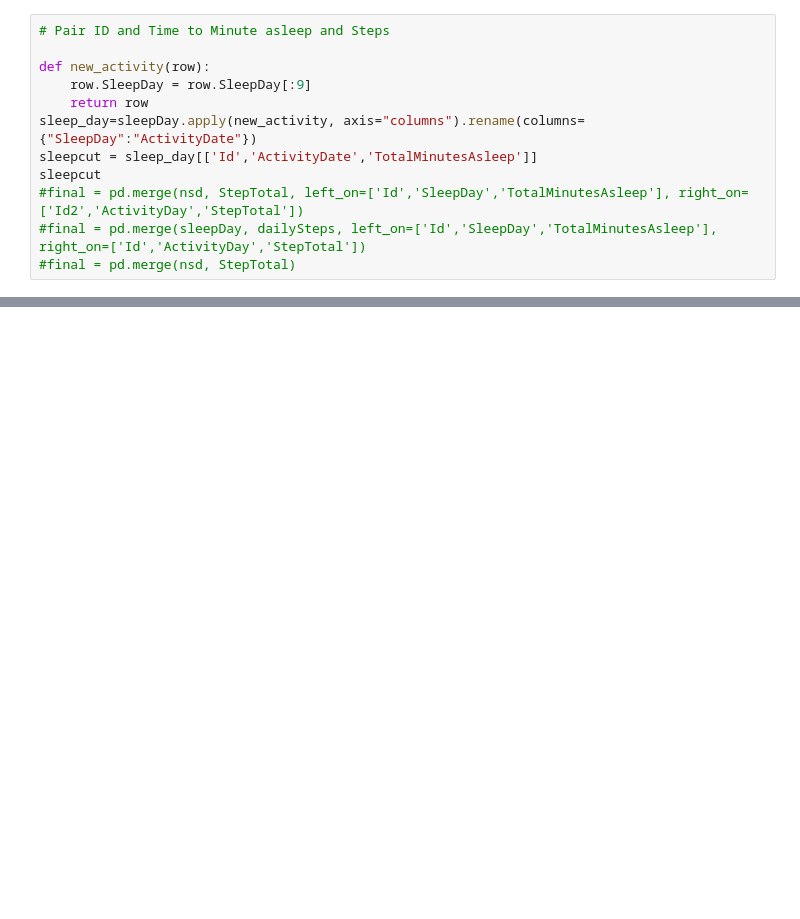
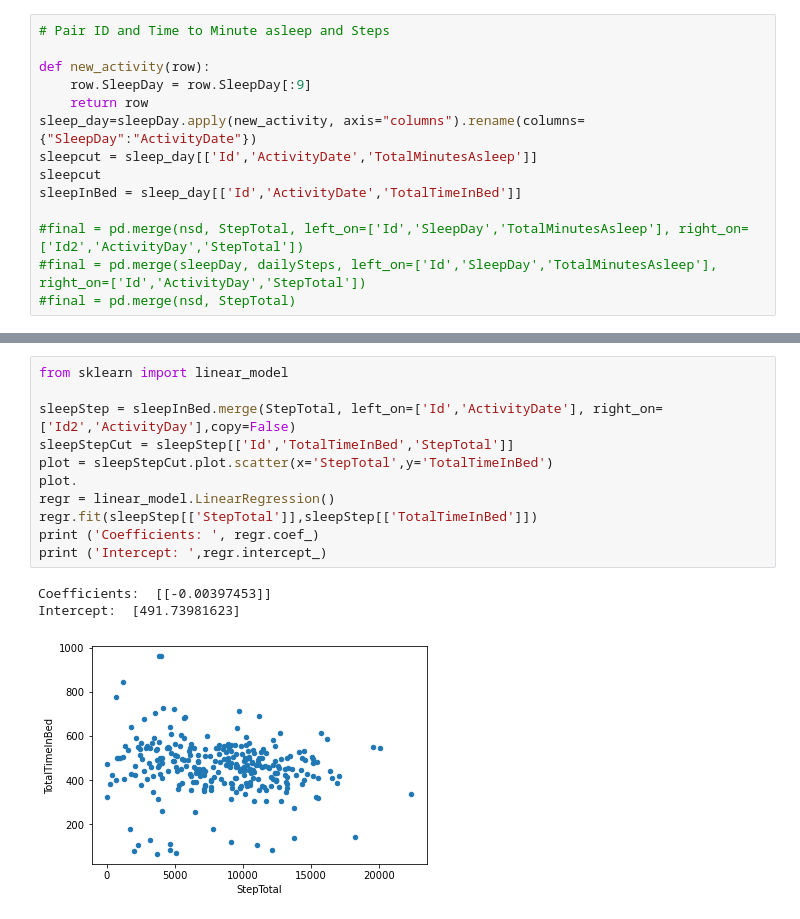
Before and after one commit to idangrady/DataAnalysisCourse, a Jupyter notebook: Rik/Knowledge.ipynb, the cells around one changed output, grey strips where cells are left out. Drawn from its saved outputs; the diff is of its cells as text; blank space fills up the shorter version.

Commit message:
Final plot + Statistical test

```diff
--- a/Rik/Knowledge.ipynb
+++ b/Rik/Knowledge.ipynb
@@ -38,6 +38,8 @@ def new_activity(row):
 sleep_day=sleepDay.apply(new_activity, axis="columns").rename(columns={"SleepDay":"ActivityDate"})
 sleepcut = sleep_day[['Id','ActivityDate','TotalMinutesAsleep']]
 sleepcut
+sleepInBed = sleep_day[['Id','ActivityDate','TotalTimeInBed']]
+
 #final = pd.merge(nsd, StepTotal, left_on=['Id','SleepDay','TotalMinutesAsleep'], right_on=['Id2','ActivityDay','StepTotal'])
 #final = pd.merge(sleepDay, dailySteps, left_on=['Id','SleepDay','TotalMinutesAsleep'], right_on=['Id','ActivityDay','StepTotal'])
 #final = pd.merge(nsd, StepTotal)
@@ -72,0 +60,15 @@ Intercept:  [455.28734926]
+# %%
+from sklearn import linear_model
+
+sleepStep = sleepInBed.merge(StepTotal, left_on=['Id','ActivityDate'], right_on=['Id2','ActivityDay'],copy=False)
+sleepStepCut = sleepStep[['Id','TotalTimeInBed','StepTotal']]
+plot = sleepStepCut.plot.scatter(x='StepTotal',y='TotalTimeInBed')
+plot.
+regr = linear_model.LinearRegression()
+regr.fit(sleepStep[['StepTotal']],sleepStep[['TotalTimeInBed']])
+print ('Coefficients: ', regr.coef_)
+print ('Intercept: ',regr.intercept_)
+# %% [output]
+Coefficients:  [[-0.00397453]]
+Intercept:  [491.73981623]
+[figure, added]
```
Also changed, not shown: parts of 11 cells of this notebook.
